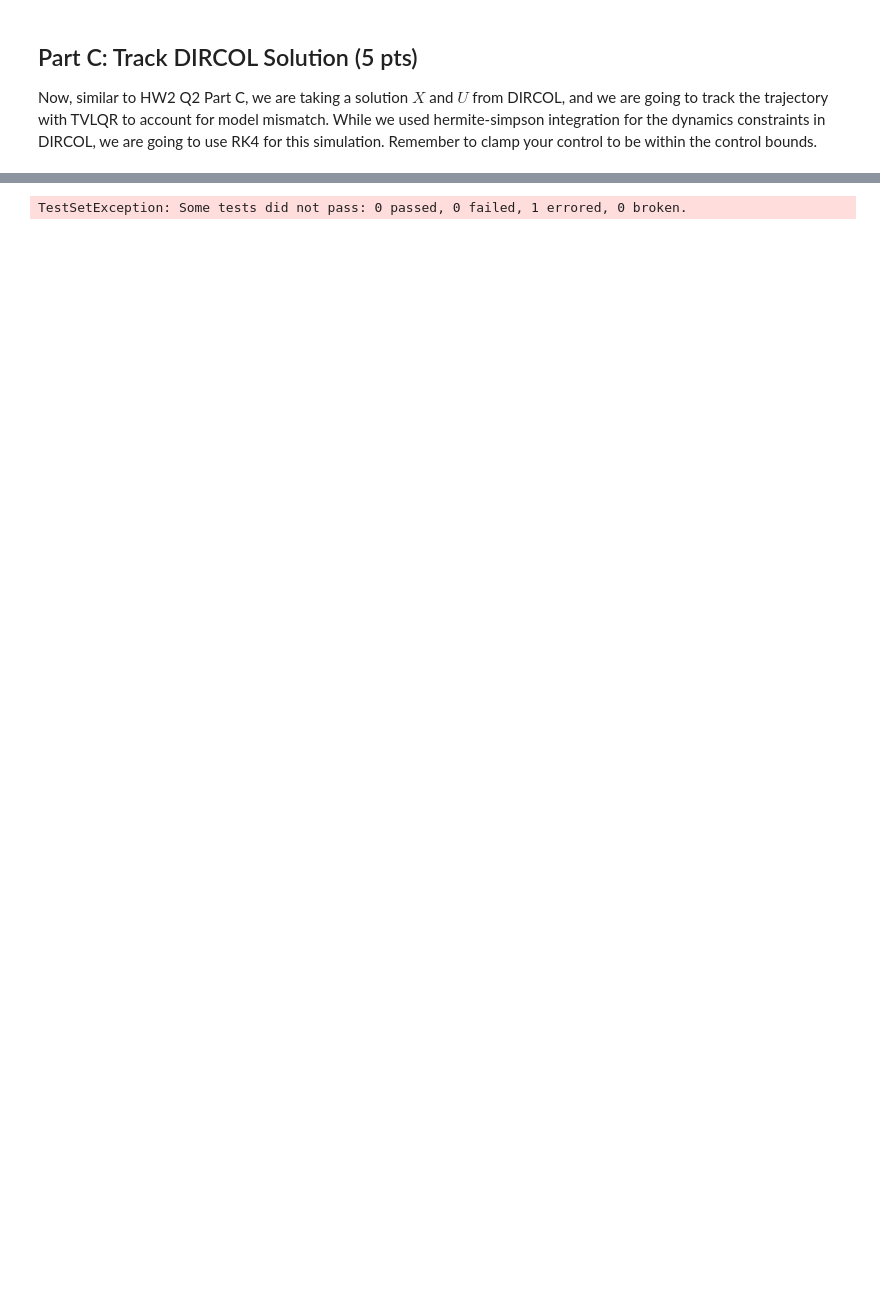
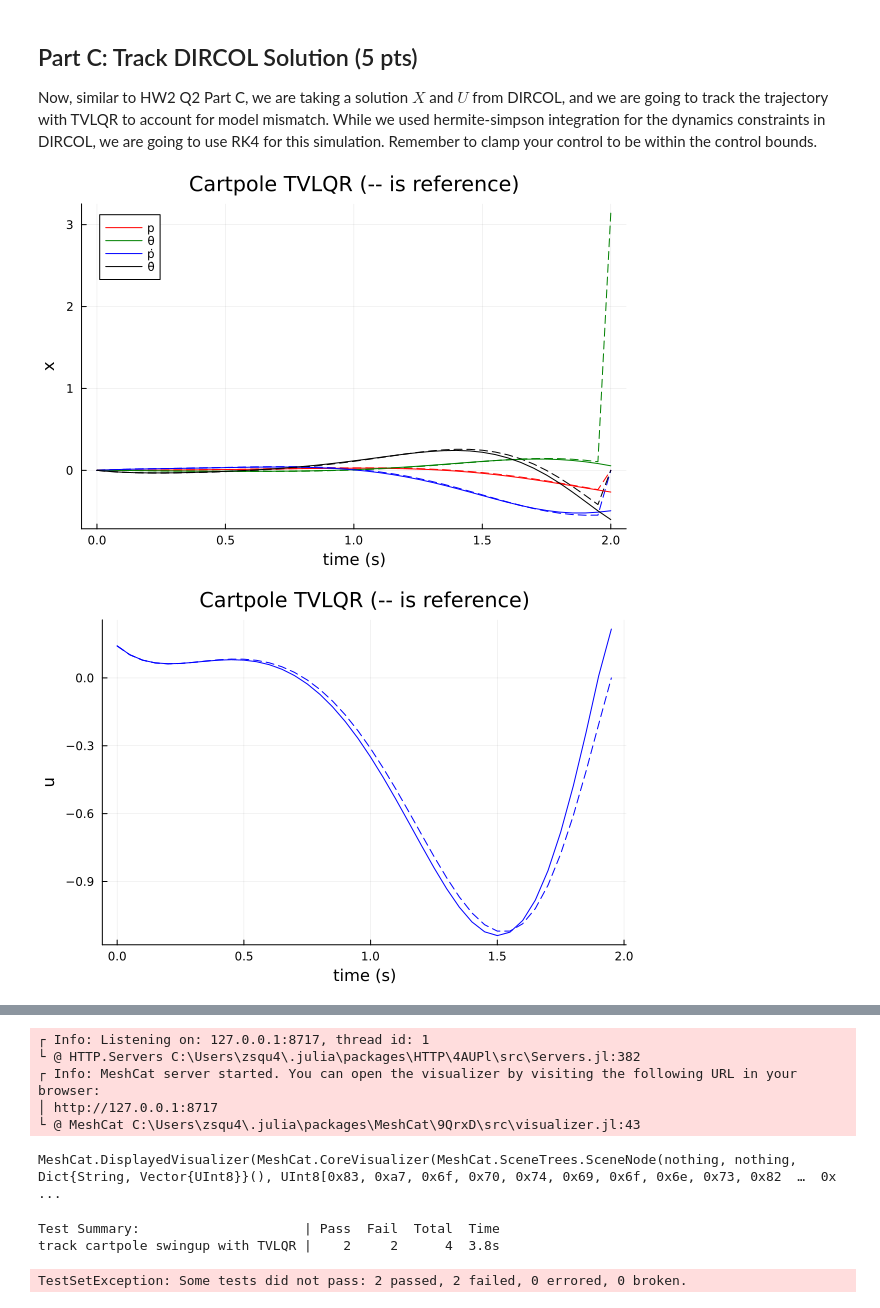
Before and after one commit to zsqu4re/Optimal-Control-and-Reinforcement-Learning, a Jupyter notebook: HW3_S25-main/Q1.ipynb, the cells around one changed output, grey strips where cells are left out. Drawn from its saved outputs; the diff is of its cells as text; code cells hidden in the pictures; blank space fills up the shorter version.

```diff
--- a/HW3_S25-main/Q1.ipynb
+++ b/HW3_S25-main/Q1.ipynb
@@ -456,9 +460,9 @@ end
     Qf = 100*Q
     R = 0.01*diagm(ones(1))
 
-
     # simulation
     Xsim = [zeros(4) for i = 1:N]
+
     Usim = [zeros(1) for i = 1:(N-1)]
     Xsim[1] = 1*x0
 
@@ -471,35 +475,52 @@ end
     # feedforward - the U_dircol controls that we solved for using dircol
     # feedback - the TVLQR controls
     for i = 1:(N-1)
-
         # add controller and simulation step
 
+        A = ForwardDiff.jacobian(x -> dynamics(params_dircol, x, U_dircol[i]), X_dircol[i])
+        B = ForwardDiff.jacobian(u -> dynamics(params_dircol, X_dircol[i], u), U_dircol[i])
+        P = Qf
+        for j = N-1:-1:i
+            P = Q + A' * (P - P * B * inv(R + B' * P * B) * B' * P) * A
+        end
+        K = inv(R + B' * P * B) * B' * P * A
+
+        # Compute control input
+        u_ff = U_dircol[i]  # feedforward control
+        u_fb = -K * (Xsim[i] - X_dircol[i])  # feedback control
+        # u = clamp(u_ff + u_fb, -10, 10)  # combine and clamp control
+        u = clamp.(u_ff .+ u_fb, -10.0, 10.0)  # element-wise clamp for vector
+        u = u[1]  # Extract scalar control input from the vector
+        Usim[i] = [u]
+        Xsim[i+1] = rk4(params_real, Xsim[i], Usim[i], dt)
     end
 
 
     # -----------------testing-----------------------
     xn = Xsim[N]
     @test norm(xn)>0
     @test 1e-6<norm(xn - X_dircol[end])<.8
     @test abs(abs(rad2deg(xn[2])) - 180) < 5 # within 5 degrees
     @test maximum(norm.(Usim,Inf)) <= (10 + 1e-3)
 
     # -----------------plotting----------------------
     Xm = hcat(Xsim...)
     Xbarm = hcat(X_dircol...)
     plot(t_vec,Xbarm',ls=:dash, label = "",lc = [:red :green :blue :black])
     display(plot!(t_vec,Xm',title = "Cartpole TVLQR (-- is reference)",
                  xlabel = "time (s)", ylabel = "x",
                  label = ["p" "θ" "ṗ" "θ̇"],lc = [:red :green :blue :black]))
 
     Um = hcat(Usim...)
     Ubarm = hcat(U_dircol...)
     plot(t_vec[1:end-1],Ubarm',ls=:dash,lc = :blue, label = "")
     display(plot!(t_vec[1:end-1],Um',title = "Cartpole TVLQR (-- is reference)",
                  xlabel = "time (s)", ylabel = "u",lc = :blue, label = ""))
 
     # ----------------animate------------------------
     display(animate_cartpole(Xsim, 0.05))
 
 end
 # %% [output]
+[figure, added]
+[figure, added]
@@ -523 +544,9 @@ track cartpole swingup with TVLQR |     1      1  0.0s
-TestSetException: Some tests did not pass: 0 passed, 0 failed, 1 errored, 0 broken.
+┌ Info: Listening on: 127.0.0.1:8717, thread id: 1
+└ @ HTTP.Servers C:\Users\zsqu4\.julia\packages\HTTP\4AUPl\src\Servers.jl:382
+┌ Info: MeshCat server started. You can open the visualizer by visiting the following URL in your browser:
+│ http://127.0.0.1:8717
+└ @ MeshCat C:\Users\zsqu4\.julia\packages\MeshCat\9QrxD\src\visualizer.jl:43
+MeshCat.DisplayedVisualizer(MeshCat.CoreVisualizer(MeshCat.SceneTrees.SceneNode(nothing, nothing, Dict{String, Vector{UInt8}}(), UInt8[0x83, 0xa7, 0x6f, 0x70, 0x74, 0x69, 0x6f, 0x6e, 0x73, 0x82  …  0x ...
+Test Summary:                     | Pass  Fail  Total  Time
+track cartpole swingup with TVLQR |    2     2      4  3.8s
+TestSetException: Some tests did not pass: 2 passed, 2 failed, 0 errored, 0 broken.
```
Also changed, not shown: parts of 5 cells of this notebook, 1 other file.
